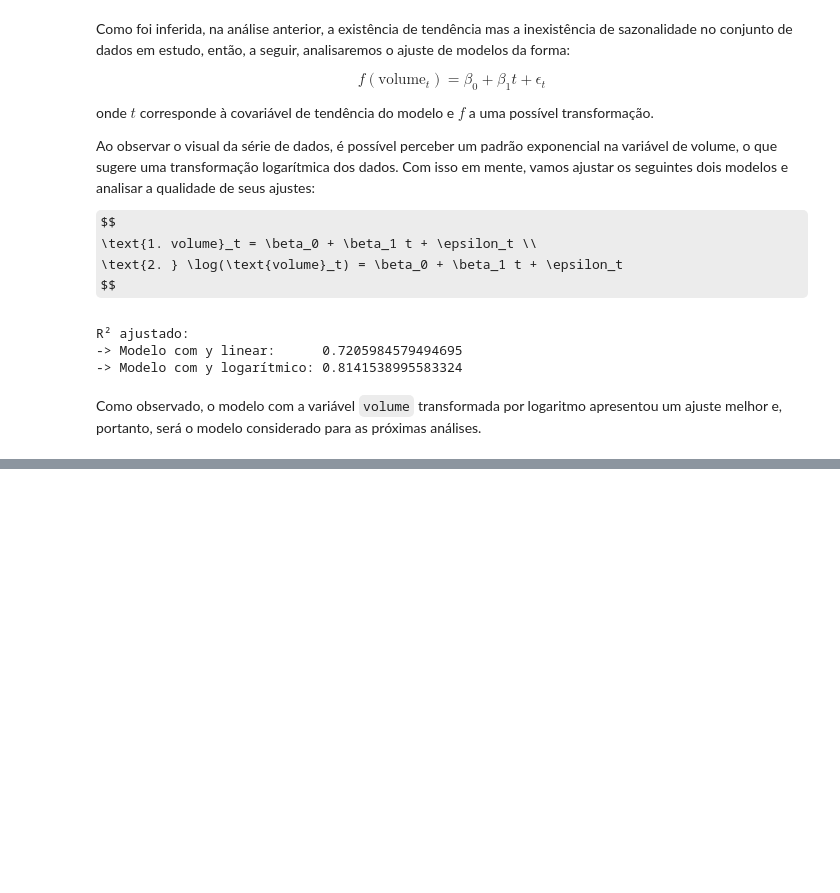
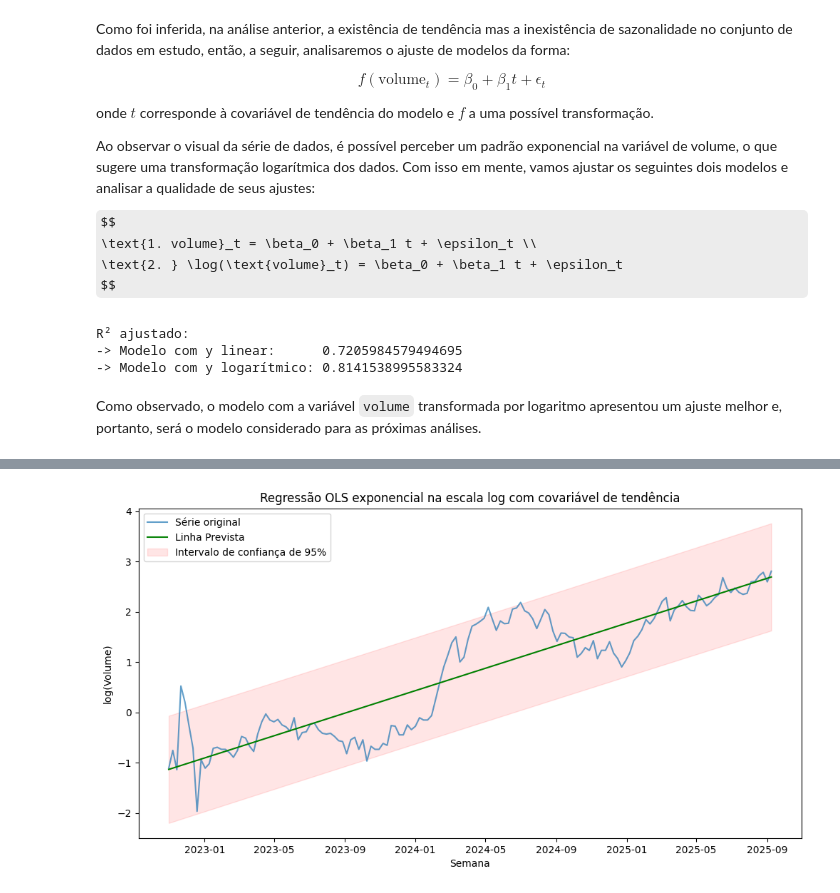
Before and after one commit to PedroPHC25/Time-Series-A1, a Jupyter notebook: pedro/relatorio.ipynb, the cells around one changed output, grey strips where cells are left out. Drawn from its saved outputs; the diff is of its cells as text; code cells hidden in the pictures; some formulas as TeX source; blank space fills up the shorter version.

```diff
--- a/pedro/relatorio.ipynb
+++ b/pedro/relatorio.ipynb
@@ -187,0 +201,12 @@ plt.show()
+# %%
+plt.figure(figsize = (12, 6))
+plt.plot(data_series.index, np.log(data_series), label = 'Série original', alpha = 0.7)
+plt.plot(data_series.index, ln_y_mean, color = 'green', linestyle = '-', label = 'Linha Prevista')
+plt.fill_between(data_series.index, ln_y_lower, ln_y_upper, color = "red", alpha = 0.1, label = "Intervalo de confiança de 95%")
+plt.title('Regressão OLS exponencial na escala log com covariável de tendência')
+plt.xlabel('Semana')
+plt.ylabel('log(Volume)')
+plt.legend()
+plt.show()
+# %% [output]
+[figure, added]
```
Also changed, not shown: parts of 6 cells of this notebook, 1 other file.
